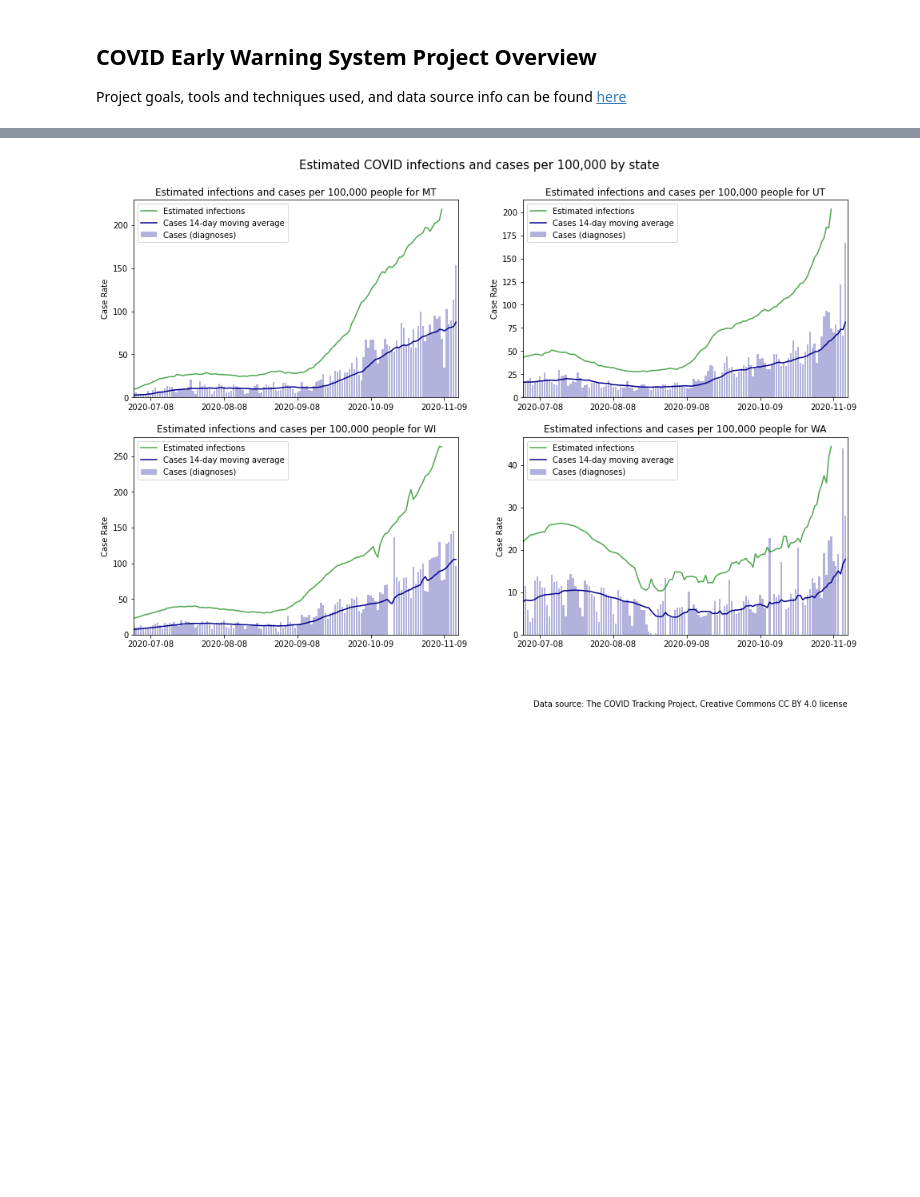
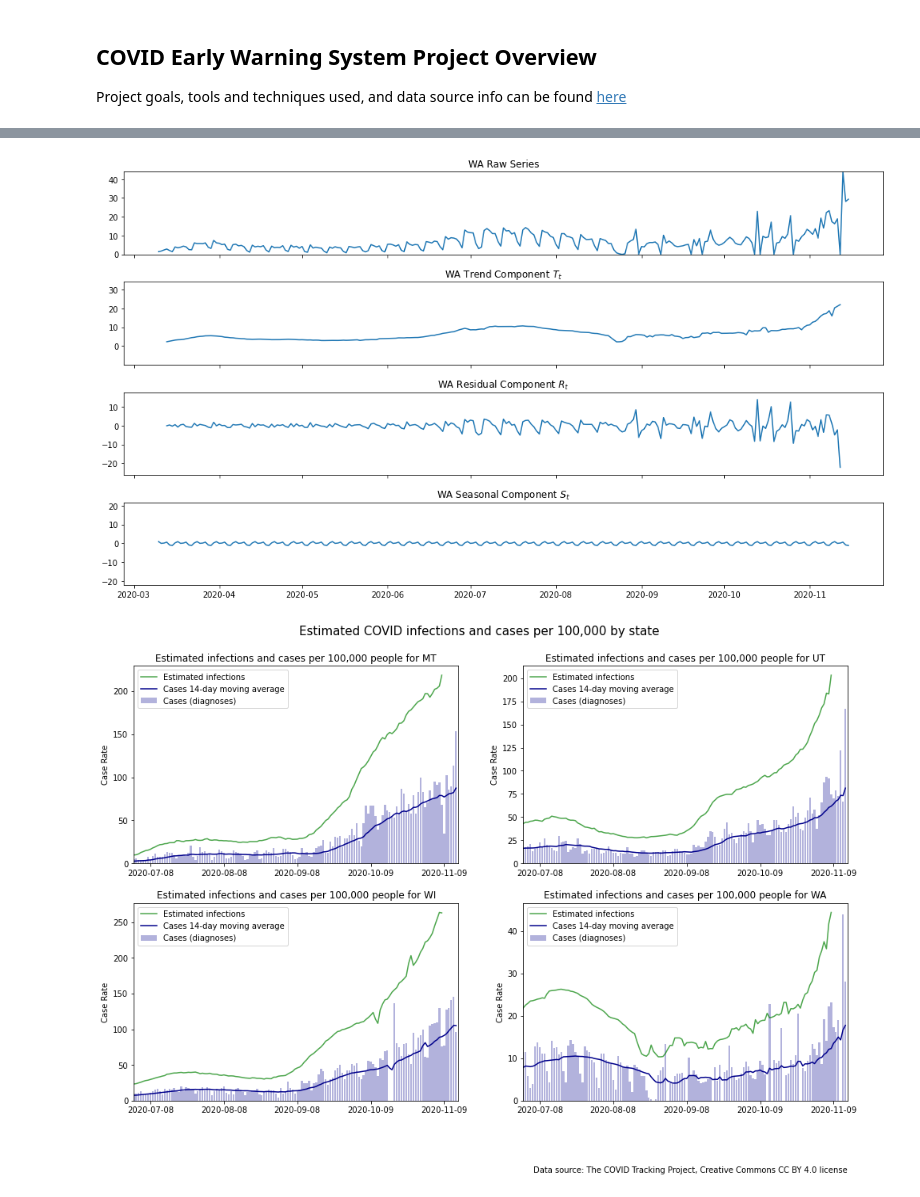
Before and after one commit to salvir1/COVID-19-outbreak-data-analysis, a Jupyter notebook: covid-delay-dissection.ipynb, the cells around one changed output, grey strips where cells are left out. Drawn from its saved outputs; the diff is of its cells as text; code cells hidden in the pictures; blank space fills up the shorter version.

```diff
--- a/covid-delay-dissection.ipynb
+++ b/covid-delay-dissection.ipynb
@@ -188,3 +191,31 @@ plt.savefig('img/coefficient-of-variation-analysis.png', bbox_inches = 'tight',
+# %%
+# Chart set: Time series deconstruction
+
+def plot_shared_yscales(axs, x, ys, titles, state_):
+    ymiddles =  [ (y.max()+y.min())/2 for y in ys ]
+    yrange = max( (y.max()-y.min())/2 for y in ys )
+    for ax, y, title, ymiddle in zip(axs, ys, titles, ymiddles):
+        ax.plot(x, y)
+        ax.set_title(f'{state_} {title}')
+        ax.set_ylim((ymiddle-yrange, ymiddle+yrange))
+
+def plot_seasonal_decomposition(axs, series, sd, state_):
+    plot_shared_yscales(axs,
+                        series.index,
+                        [series, sd.trend, sd.resid, sd.seasonal],
+                        ["Raw Series", "Trend Component $T_t$", "Residual Component $R_t$", "Seasonal Component $S_t$"],
+                        state_)
+
+state_name = 'WA'
+test_state = df_state[df_state['state']==state_name].set_index('date')
+# Looking at decomposition up to current--note that residual compared to seasonal is much bigger
+state_decomposition = sm.tsa.seasonal_decompose(test_state['raw_case_rate'].sort_index())
+fig, axs = plt.subplots(4, figsize=(14, 8), sharex=True)
+plot_seasonal_decomposition(axs, test_state['raw_case_rate'].sort_index(), state_decomposition, state_name)
+plt.tight_layout()
+plt.savefig('img/COVID-time-series-deconstruction.png', bbox_inches = 'tight', pad_inches = 0.2)
+# %% [output]
+[figure, added]
 # %%
 # Chart set: Estimated infections and diagnoses
 
```
Also changed, not shown: parts of 2 cells of this notebook, 1 other file.
